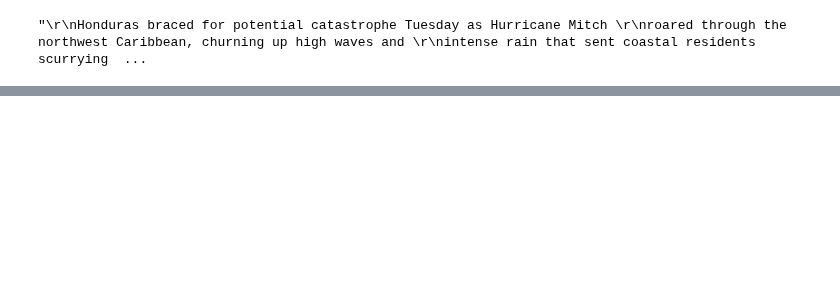
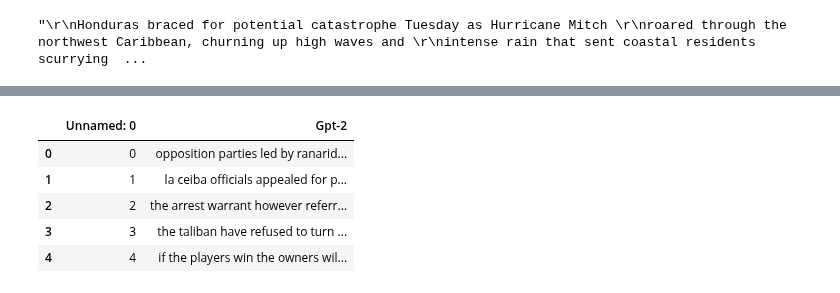
Before and after one commit to ZeyadMashhour/text_summarization, a Jupyter notebook: GPT-2 extractive summarization using the Hugging Face transformers.ipynb, the cells around one changed output, grey strips where cells are left out. Cells and saved outputs as stored; diff of their text form; code cells hidden in the pictures; blank space fills up the shorter version.

Commit message:
Summary

```diff
--- a/GPT-2 extractive summarization using the Hugging Face transformers.ipynb
+++ b/GPT-2 extractive summarization using the Hugging Face transformers.ipynb
@@ -164,0 +235,10 @@ TypeError: cosine_similarity() missing 2 required positional arguments: 'i' and
+# %%
+df = pd.read_csv("Gpt-2_5_words_summary_with_false_false.csv")
+df.head()
+# %% [output]
+|  | Unnamed: 0 | Gpt-2 |
+| 0 | 0 | opposition parties led by ranarid... |
+| 1 | 1 | la ceiba officials appealed for p... |
+| 2 | 2 | the arrest warrant however referr... |
+| 3 | 3 | the taliban have refused to turn ... |
+| 4 | 4 | if the players win the owners wil... |
```
Also changed, not shown: parts of 20 cells of this notebook, 1 other file.
